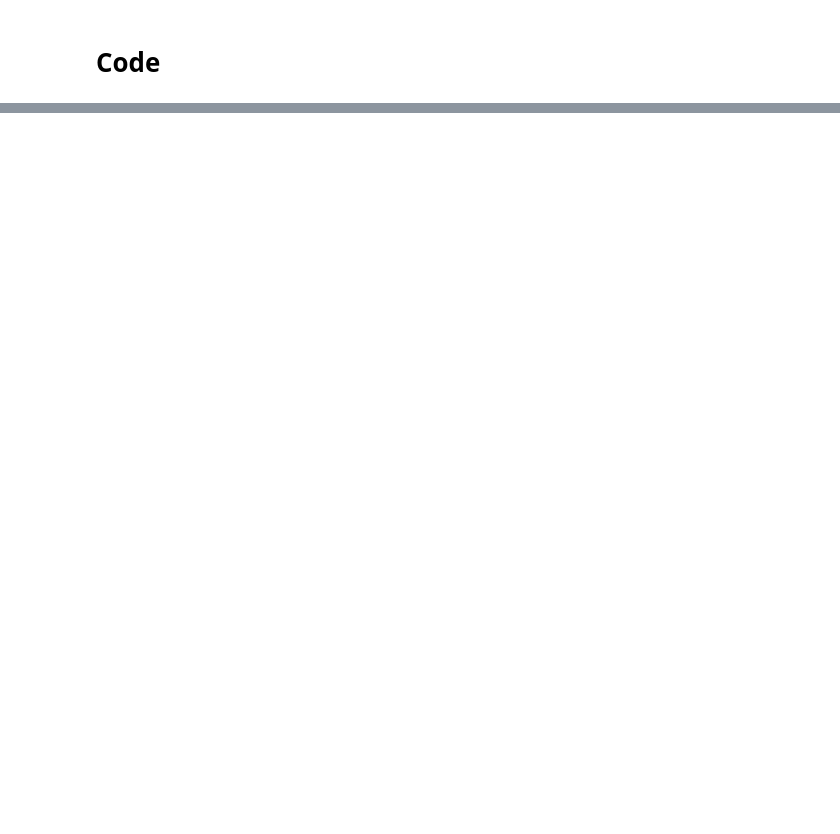
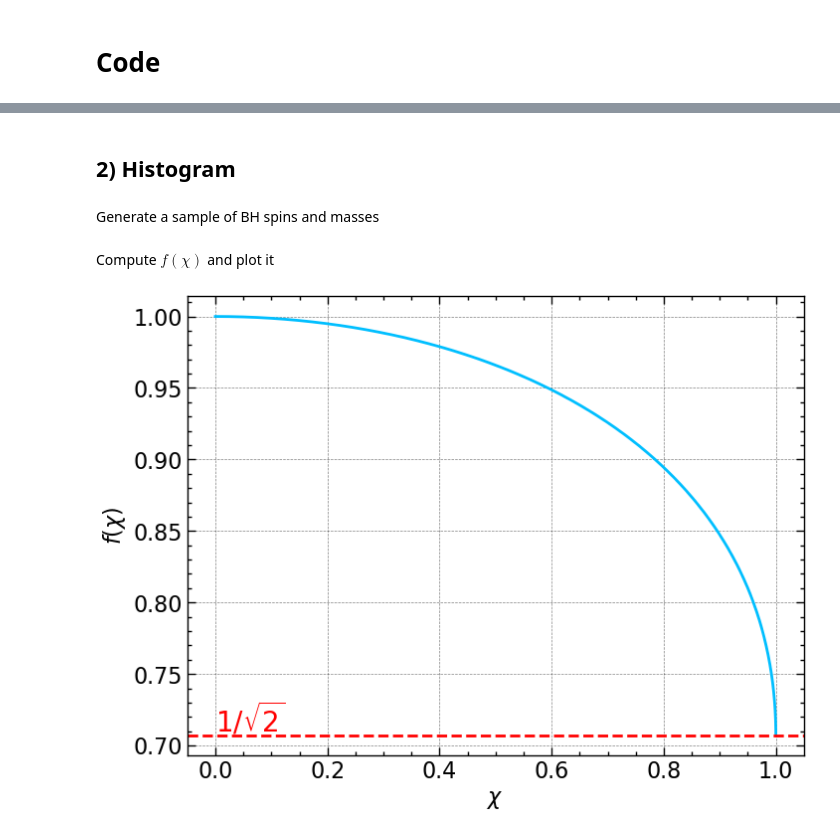
Before and after one commit to M-Bianchi/astrostatistics_bicocca_2024, a Jupyter notebook: working/W07_irreducile_mass.ipynb, the cells around one changed output, grey strips where cells are left out. Cells and saved outputs as stored; diff of their text form; code cells hidden in the pictures; blank space fills up the shorter version.

```diff
--- a/working/W07_irreducile_mass.ipynb
+++ b/working/W07_irreducile_mass.ipynb
@@ -150,0 +112,26 @@ plt.legend()
+# %% [markdown]
+## 2) Histogram
+# %% [markdown]
+Generate a sample of BH spins and masses
+# %%
+N = int(1e5)
+loc = 1
+scale = 0.02
+spin = np.random.uniform(0, 1, N)
+mass = np.random.normal(loc, scale, N)
+# %% [markdown]
+Compute $f(\chi)$ and plot it
+# %%
+def f_value(spin):
+    return np.sqrt((1+np.sqrt(1-spin**2))/2)
+
+spin = np.sort(spin)
+f = f_value(spin)
+
+plt.plot(spin, f, color='deepskyblue')
+plt.axhline(1/np.sqrt(2), ls='--', c='red')
+plt.text(0, 0.71, '$1/\sqrt{2}$', fontsize=20, color='red')
+plt.xlabel('$\chi$')
+plt.ylabel('$f(\chi)$');
+# %% [output]
+[figure, added]
```
Also changed, not shown: parts of 34 cells of this notebook.
